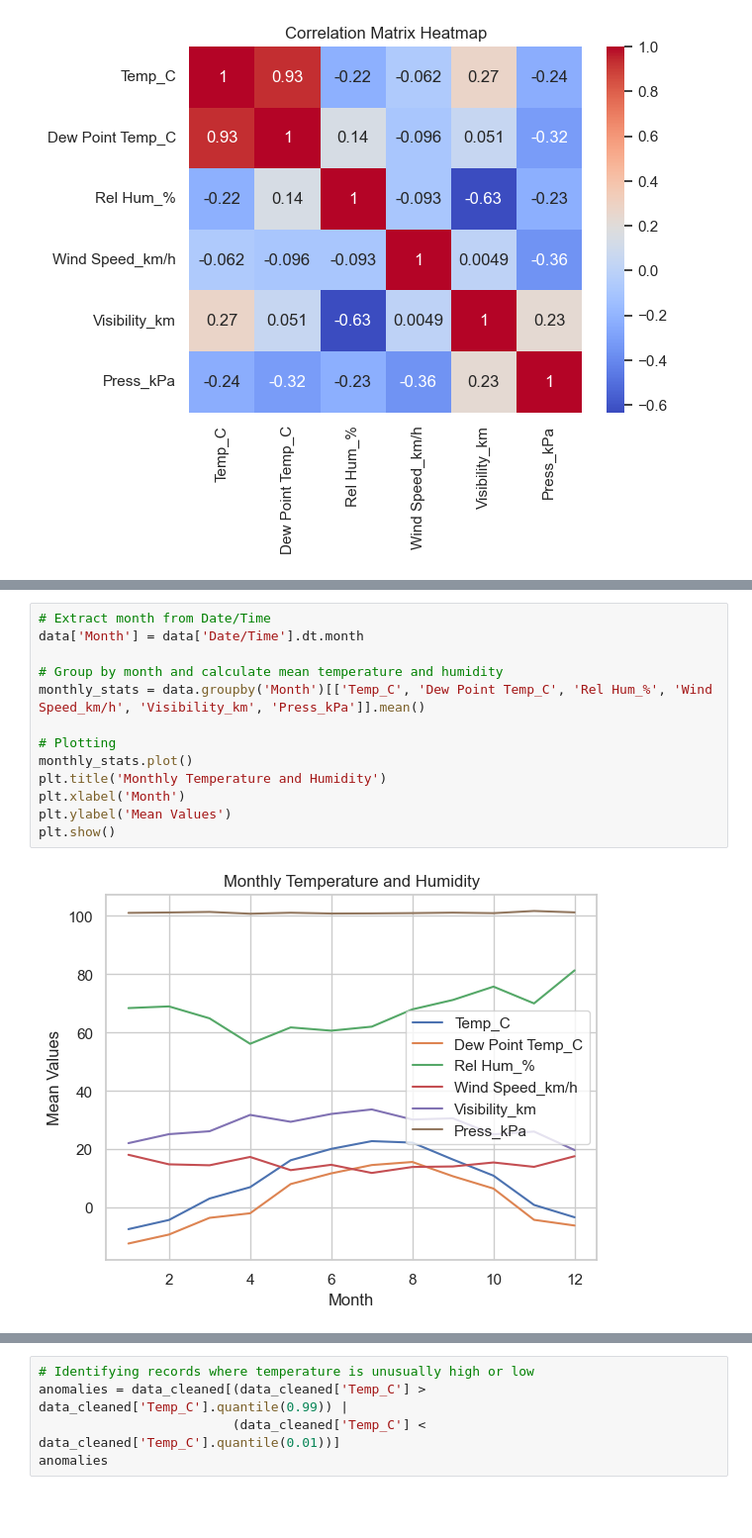
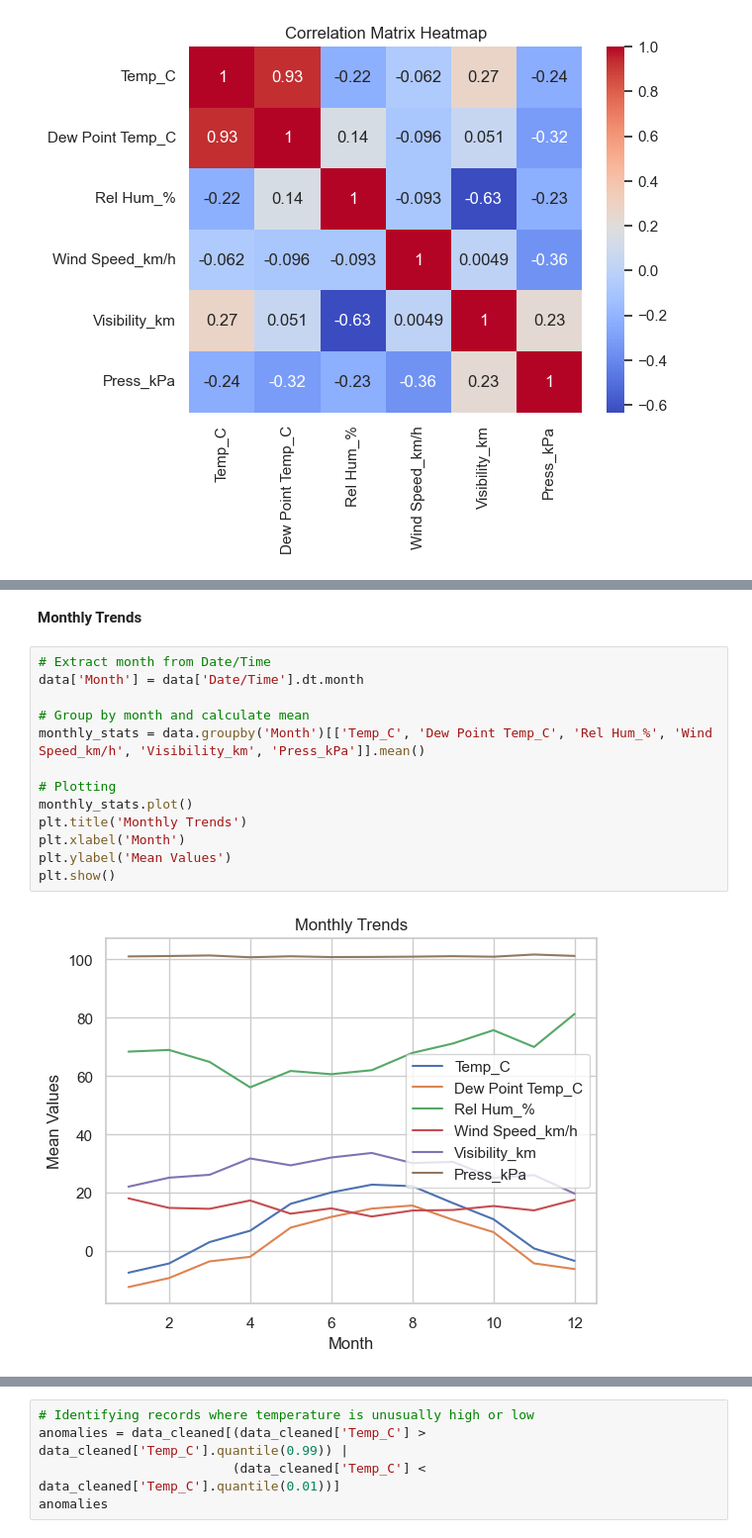
Before and after one commit to EstherMamai/Data-Science-Practice, a Jupyter notebook: eda/eda.ipynb, the cells around one changed output, grey strips where cells are left out. Shown at 99% size. Drawn from its saved outputs; the diff is of its cells as text; blank space fills up the shorter version.

```diff
--- a/eda/eda.ipynb
+++ b/eda/eda.ipynb
@@ -333,15 +480,17 @@ plt.show()
+# %% [markdown]
+**Monthly Trends**
 # %%
 # Extract month from Date/Time
 data['Month'] = data['Date/Time'].dt.month
 
-# Group by month and calculate mean temperature and humidity
+# Group by month and calculate mean
 monthly_stats = data.groupby('Month')[['Temp_C', 'Dew Point Temp_C', 'Rel Hum_%', 'Wind Speed_km/h', 'Visibility_km', 'Press_kPa']].mean()
 
 # Plotting
 monthly_stats.plot()
-plt.title('Monthly Temperature and Humidity')
+plt.title('Monthly Trends')
 plt.xlabel('Month')
 plt.ylabel('Mean Values')
 plt.show()
 # %% [output]
-[figure, old version]
+[figure, new version]
```
Also changed, not shown: parts of 22 cells of this notebook.
